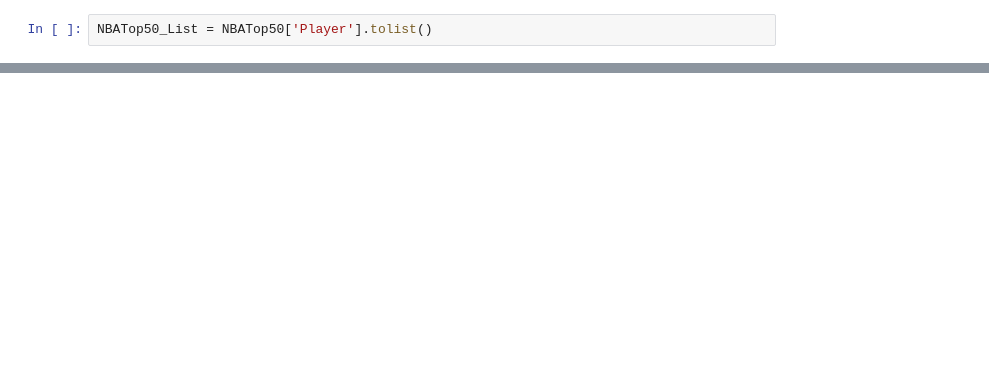
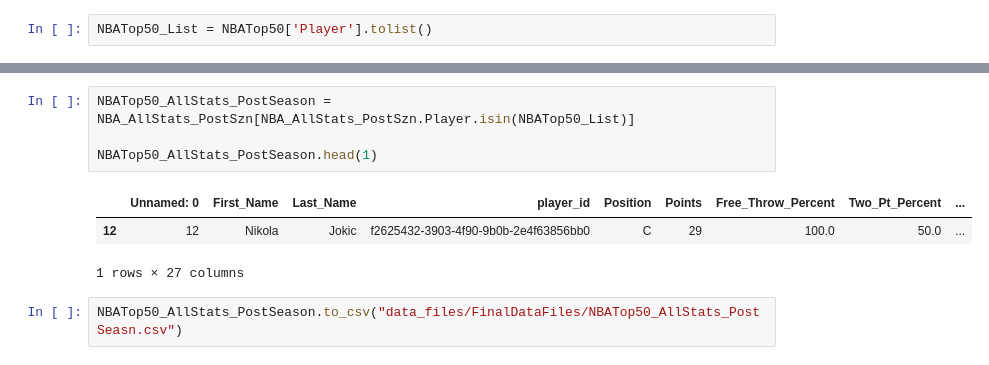
Before and after one commit to tylerspck/Bubble_ball, a Jupyter notebook: Player Data.ipynb, the cells around one changed output, grey strips where cells are left out. Cells and saved outputs as stored; diff of their text form; blank space fills up the shorter version.

```diff
--- a/Player Data.ipynb
+++ b/Player Data.ipynb
@@ -378,0 +404,10 @@ NameError: name 'NBATop50_AllStats' is not defined
+# %%
+NBATop50_AllStats_PostSeason = NBA_AllStats_PostSzn[NBA_AllStats_PostSzn.Player.isin(NBATop50_List)]
+
+NBATop50_AllStats_PostSeason.head(1)
+# %% [output]
+|  | Unnamed: 0 | First_Name | Last_Name | player_id | Position | Points | Free_Throw_Percent | Two_Pt_Percent | ... |
+| 12 | 12 | Nikola | Jokic | f2625432-3903-4f90-9b0b-2e4f63856bb0 | C | 29 | 100.0 | 50.0 | ... |
+1 rows × 27 columns
+# %%
+NBATop50_AllStats_PostSeason.to_csv("data_files/FinalDataFiles/NBATop50_AllStats_PostSeasn.csv")
```
Also changed, not shown: parts of 6 cells of this notebook, 1 other file.
